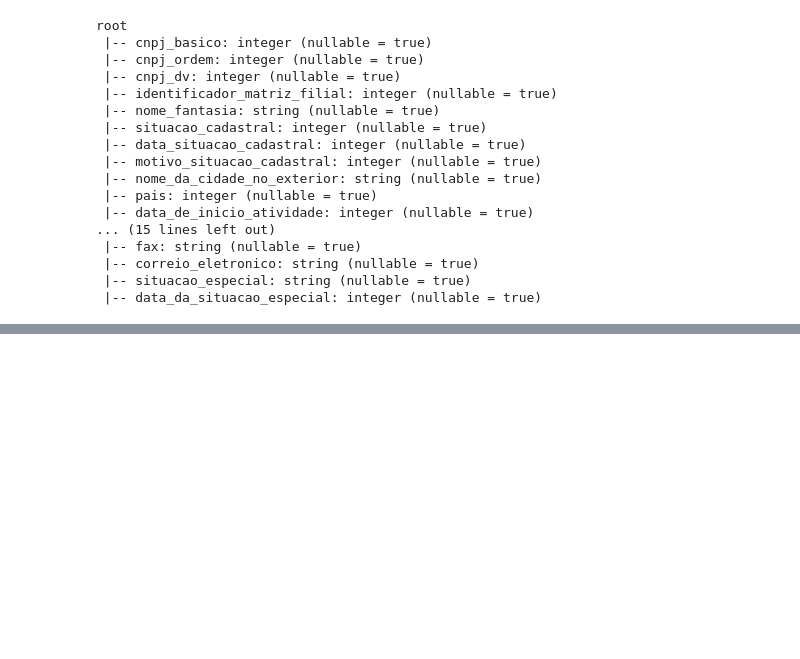
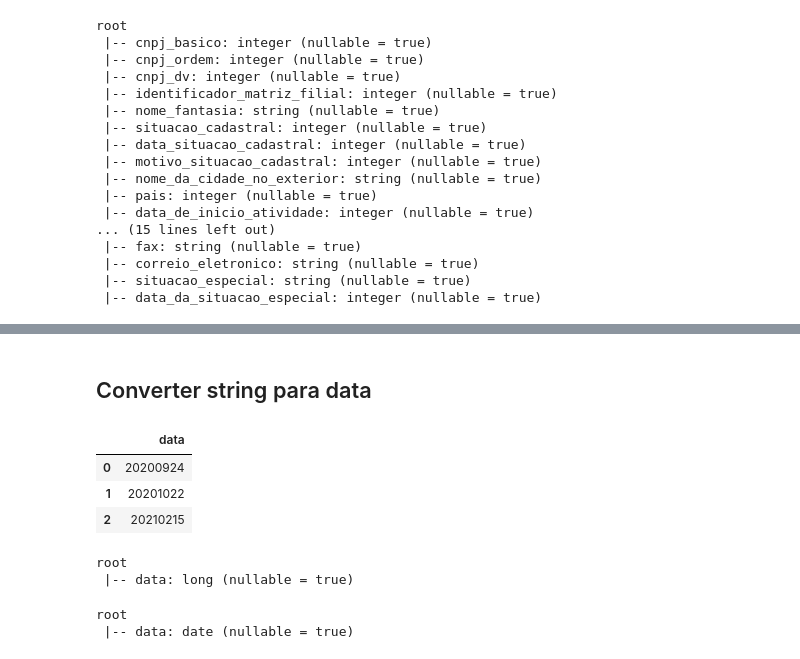
Before and after one commit to leticiafaria7/alura-courses, a Jupyter notebook: apache-spark/manipulando_dados.ipynb, the cells around one changed output, grey strips where cells are left out. Saved outputs shown, nothing was run; the diff lists cells and outputs as text; code cells hidden in the pictures; blank space fills up the shorter version.

```diff
--- a/apache-spark/manipulando_dados.ipynb
+++ b/apache-spark/manipulando_dados.ipynb
@@ -198,0 +226,21 @@ root
+# %% [markdown]
+## Converter string para data
+# %%
+df = spark.createDataFrame([(20200924,), (20201022,), (20210215,)], ['data'])
+df.toPandas()
+# %% [output]
+|  | data |
+| 0 | 20200924 |
+| 1 | 20201022 |
+| 2 | 20210215 |
+# %%
+df.printSchema()
+# %% [output]
+root
+ |-- data: long (nullable = true)
+# %%
+df = df.withColumn('data', f.to_date(df.data.cast(StringType()), 'yyyyMMdd'))
+df.printSchema()
+# %% [output]
+root
+ |-- data: date (nullable = true)
```
Also changed, not shown: parts of 8 cells of this notebook.
